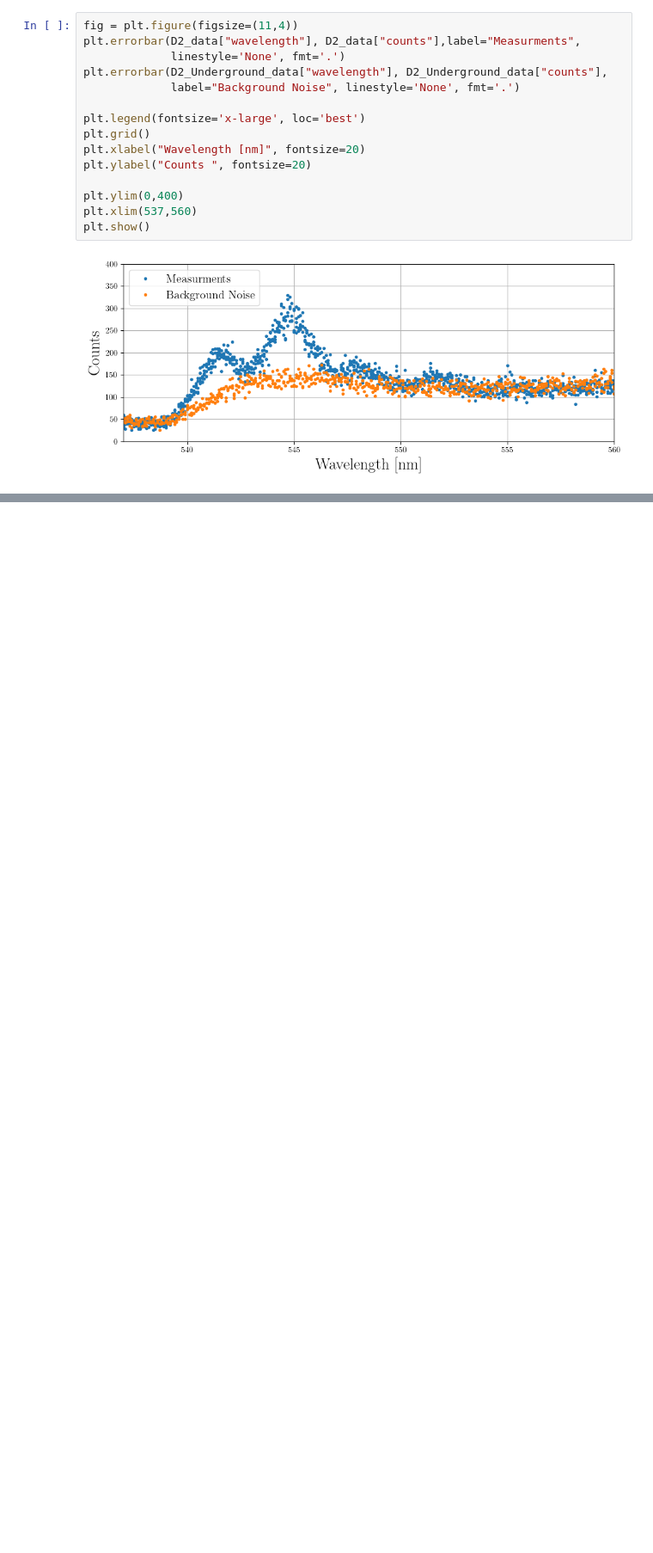
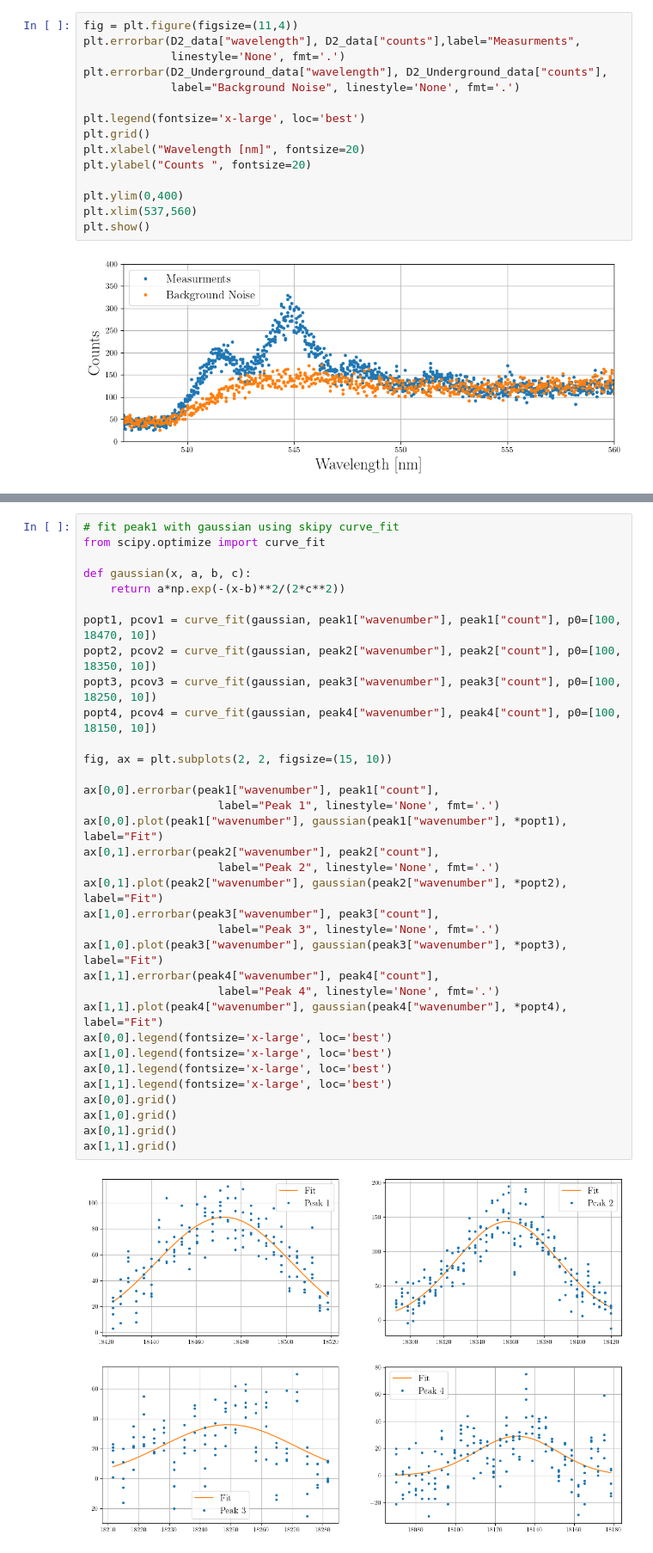
Before and after one commit to ParisHuth/FP, a Jupyter notebook: F43/protocollTaylorsVersion.ipynb, the cells around one changed output, grey strips where cells are left out. Shown at 86% size. Drawn from its saved outputs; the diff is of its cells as text; blank space fills up the shorter version.

```diff
--- a/F43/protocollTaylorsVersion.ipynb
+++ b/F43/protocollTaylorsVersion.ipynb
@@ -312,0 +302,36 @@ ax[1,1].grid()
+# %%
+# fit peak1 with gaussian using skipy curve_fit
+from scipy.optimize import curve_fit
+
+def gaussian(x, a, b, c):
+    return a*np.exp(-(x-b)**2/(2*c**2))
+
+popt1, pcov1 = curve_fit(gaussian, peak1["wavenumber"], peak1["count"], p0=[100, 18470, 10])
+popt2, pcov2 = curve_fit(gaussian, peak2["wavenumber"], peak2["count"], p0=[100, 18350, 10])
+popt3, pcov3 = curve_fit(gaussian, peak3["wavenumber"], peak3["count"], p0=[100, 18250, 10])
+popt4, pcov4 = curve_fit(gaussian, peak4["wavenumber"], peak4["count"], p0=[100, 18150, 10])
+
+fig, ax = plt.subplots(2, 2, figsize=(15, 10))
+
+ax[0,0].errorbar(peak1["wavenumber"], peak1["count"],
+                    label="Peak 1", linestyle='None', fmt='.')
+ax[0,0].plot(peak1["wavenumber"], gaussian(peak1["wavenumber"], *popt1), label="Fit")
+ax[0,1].errorbar(peak2["wavenumber"], peak2["count"],
+                    label="Peak 2", linestyle='None', fmt='.')
+ax[0,1].plot(peak2["wavenumber"], gaussian(peak2["wavenumber"], *popt2), label="Fit")
+ax[1,0].errorbar(peak3["wavenumber"], peak3["count"],
+                    label="Peak 3", linestyle='None', fmt='.')
+ax[1,0].plot(peak3["wavenumber"], gaussian(peak3["wavenumber"], *popt3), label="Fit")
+ax[1,1].errorbar(peak4["wavenumber"], peak4["count"],
+                    label="Peak 4", linestyle='None', fmt='.')
+ax[1,1].plot(peak4["wavenumber"], gaussian(peak4["wavenumber"], *popt4), label="Fit")
+ax[0,0].legend(fontsize='x-large', loc='best')
+ax[1,0].legend(fontsize='x-large', loc='best')
+ax[0,1].legend(fontsize='x-large', loc='best')
+ax[1,1].legend(fontsize='x-large', loc='best')
+ax[0,0].grid()
+ax[1,0].grid()
+ax[0,1].grid()
+ax[1,1].grid()
+# %% [output]
+[figure, added]
```
Also changed, not shown: parts of 7 cells of this notebook.
